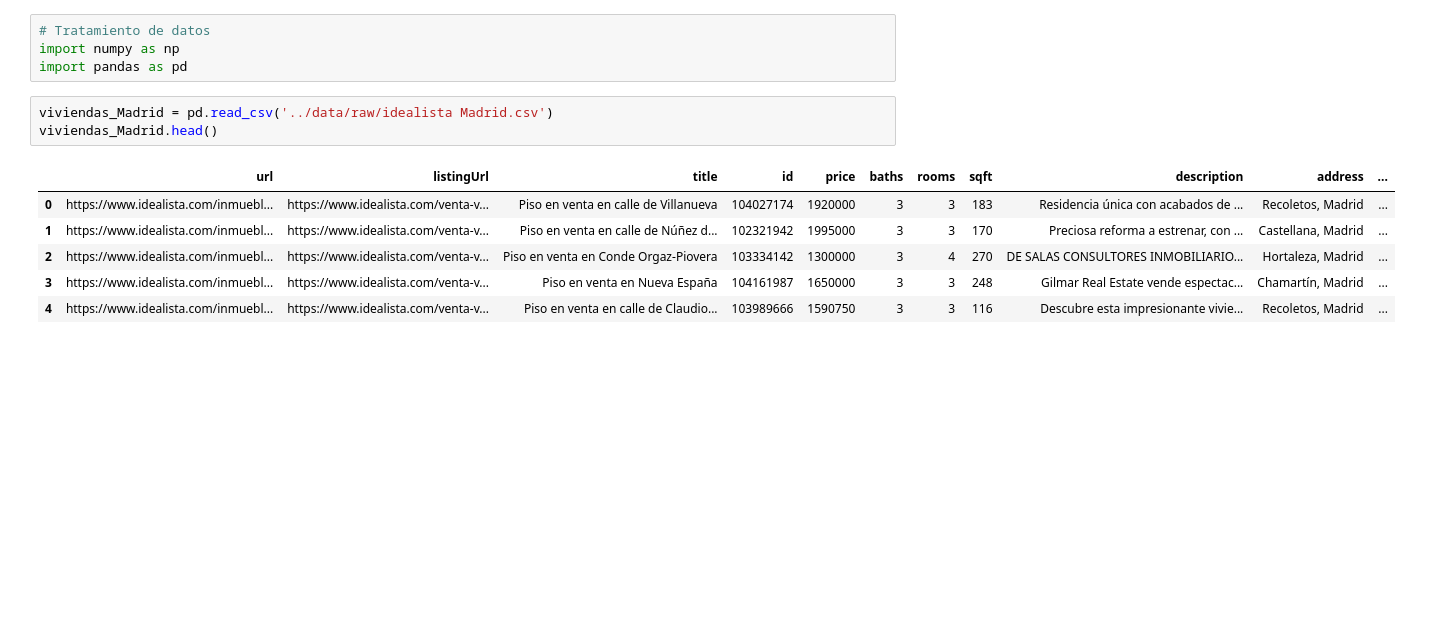
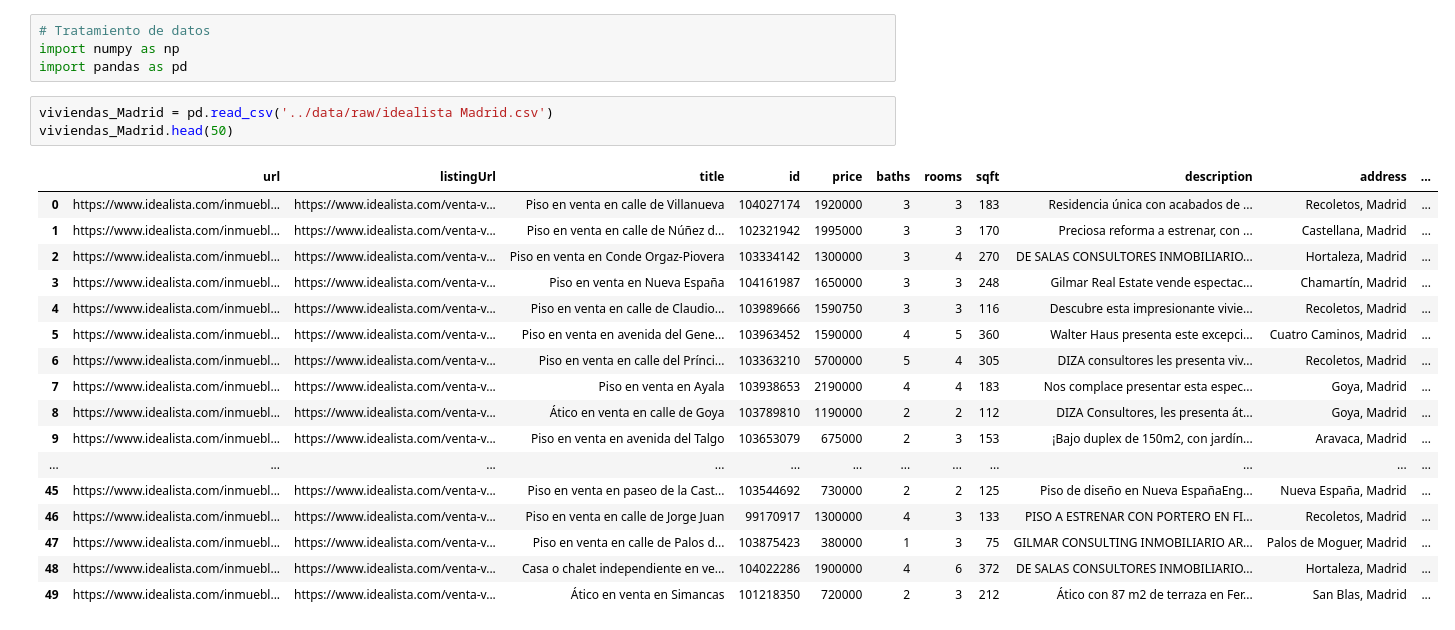
Before and after one commit to angelgvill/DS_Analisis_Datos, a Jupyter notebook: notebooks/00_Descarga_datos.ipynb, the cells around one changed output. Cells and saved outputs as stored; diff of their text form; blank space fills up the shorter version.

```diff
--- a/notebooks/00_Descarga_datos.ipynb
+++ b/notebooks/00_Descarga_datos.ipynb
@@ -8,11 +8,22 @@ import numpy as np
 import pandas as pd
 # %%
 viviendas_Madrid = pd.read_csv('../data/raw/idealista Madrid.csv')
-viviendas_Madrid.head()
+viviendas_Madrid.head(50)
 # %% [output]
 |  | url | listingUrl | title | id | price | baths | rooms | sqft | description | address | ... |
 | 0 | https://www.idealista.com/inmuebl... | https://www.idealista.com/venta-v... | Piso en venta en calle de Villanueva | 104027174 | 1920000 | 3 | 3 | 183 | Residencia única con acabados de ... | Recoletos, Madrid | ... |
 | 1 | https://www.idealista.com/inmuebl... | https://www.idealista.com/venta-v... | Piso en venta en calle de Núñez d... | 102321942 | 1995000 | 3 | 3 | 170 | Preciosa reforma a estrenar, con ... | Castellana, Madrid | ... |
 | 2 | https://www.idealista.com/inmuebl... | https://www.idealista.com/venta-v... | Piso en venta en Conde Orgaz-Piovera | 103334142 | 1300000 | 3 | 4 | 270 | DE SALAS CONSULTORES INMOBILIARIO... | Hortaleza, Madrid | ... |
 | 3 | https://www.idealista.com/inmuebl... | https://www.idealista.com/venta-v... | Piso en venta en Nueva España | 104161987 | 1650000 | 3 | 3 | 248 | Gilmar Real Estate vende espectac... | Chamartín, Madrid | ... |
 | 4 | https://www.idealista.com/inmuebl... | https://www.idealista.com/venta-v... | Piso en venta en calle de Claudio... | 103989666 | 1590750 | 3 | 3 | 116 | Descubre esta impresionante vivie... | Recoletos, Madrid | ... |
+| 5 | https://www.idealista.com/inmuebl... | https://www.idealista.com/venta-v... | Piso en venta en avenida del Gene... | 103963452 | 1590000 | 4 | 5 | 360 | Walter Haus presenta este excepci... | Cuatro Caminos, Madrid | ... |
+| 6 | https://www.idealista.com/inmuebl... | https://www.idealista.com/venta-v... | Piso en venta en calle del Prínci... | 103363210 | 5700000 | 5 | 4 | 305 | DIZA consultores les presenta viv... | Recoletos, Madrid | ... |
+| 7 | https://www.idealista.com/inmuebl... | https://www.idealista.com/venta-v... | Piso en venta en Ayala | 103938653 | 2190000 | 4 | 4 | 183 | Nos complace presentar esta espec... | Goya, Madrid | ... |
+| 8 | https://www.idealista.com/inmuebl... | https://www.idealista.com/venta-v... | Ático en venta en calle de Goya | 103789810 | 1190000 | 2 | 2 | 112 | DIZA Consultores, les presenta át... | Goya, Madrid | ... |
+| 9 | https://www.idealista.com/inmuebl... | https://www.idealista.com/venta-v... | Piso en venta en avenida del Talgo | 103653079 | 675000 | 2 | 3 | 153 | ¡Bajo duplex de 150m2, con jardín... | Aravaca, Madrid | ... |
+| ... | ... | ... | ... | ... | ... | ... | ... | ... | ... | ... | ... |
+| 45 | https://www.idealista.com/inmuebl... | https://www.idealista.com/venta-v... | Piso en venta en paseo de la Cast... | 103544692 | 730000 | 2 | 2 | 125 | Piso de diseño en Nueva EspañaEng... | Nueva España, Madrid | ... |
+| 46 | https://www.idealista.com/inmuebl... | https://www.idealista.com/venta-v... | Piso en venta en calle de Jorge Juan | 99170917 | 1300000 | 4 | 3 | 133 | PISO A ESTRENAR CON PORTERO EN FI... | Recoletos, Madrid | ... |
+| 47 | https://www.idealista.com/inmuebl... | https://www.idealista.com/venta-v... | Piso en venta en calle de Palos d... | 103875423 | 380000 | 1 | 3 | 75 | GILMAR CONSULTING INMOBILIARIO AR... | Palos de Moguer, Madrid | ... |
+| 48 | https://www.idealista.com/inmuebl... | https://www.idealista.com/venta-v... | Casa o chalet independiente en ve... | 104022286 | 1900000 | 4 | 6 | 372 | DE SALAS CONSULTORES INMOBILIARIO... | Hortaleza, Madrid | ... |
+| 49 | https://www.idealista.com/inmuebl... | https://www.idealista.com/venta-v... | Ático en venta en Simancas | 101218350 | 720000 | 2 | 3 | 212 | Ático con 87 m2 de terraza en Fer... | San Blas, Madrid | ... |
```
Also changed, not shown: 10 other files.
